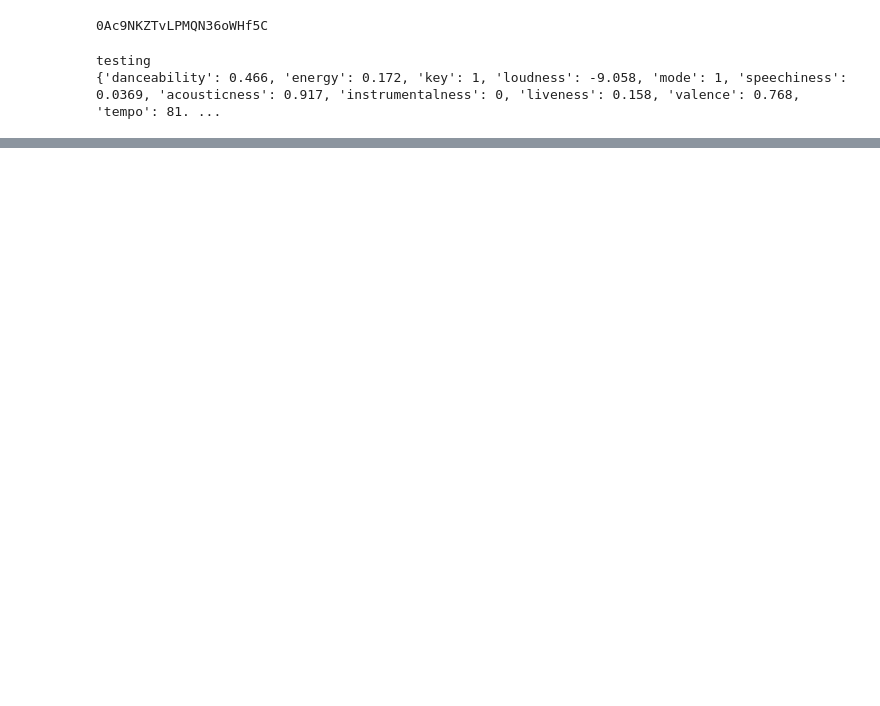
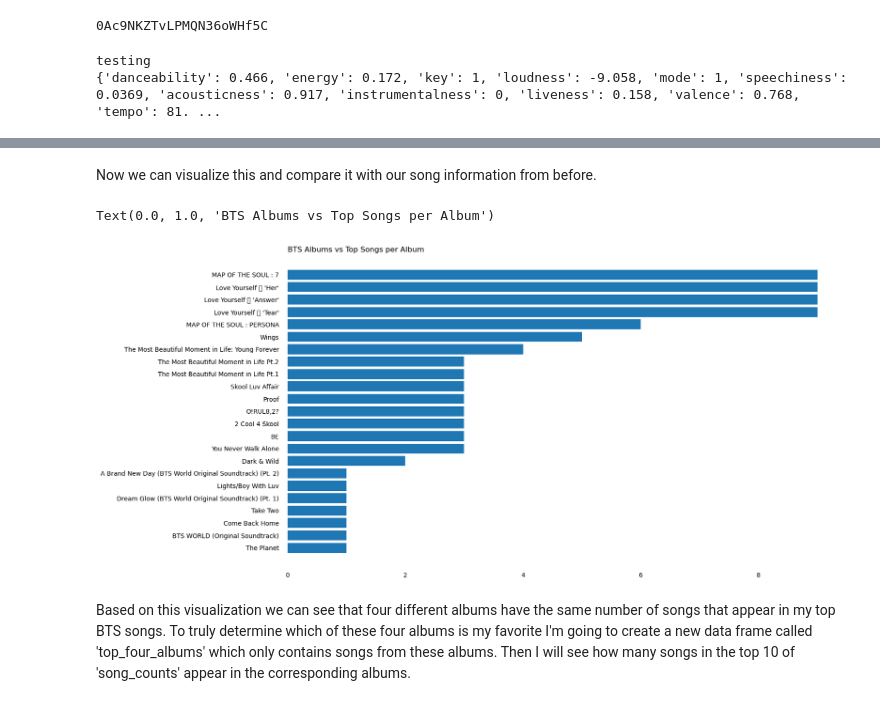
Before and after one commit to ssharmaSD/mySpotifyWrapped, a Jupyter notebook: Suhani's Wrapped.ipynb, the cells around one changed output, grey strips where cells are left out. Saved outputs shown, nothing was run; the diff lists cells and outputs as text; code cells hidden in the pictures; blank space fills up the shorter version.

Commit message:
finished album analysis

```diff
--- a/Suhani's Wrapped.ipynb
+++ b/Suhani's Wrapped.ipynb
@@ -513,0 +595,2 @@ song_df
+# %%
+all_BTS_df = song_df
@@ -513,0 +620,3 @@ song_df
+# %%
+grouped_by_album = all_BTS_df.groupby('Album').count().reset_index()
+grouped_by_album
@@ -513,0 +639,3 @@ song_df
+# %%
+sorted_grouped_by_album = grouped_by_album.sort_values('URI', ascending=False)[['Album', 'URI']]
+sorted_grouped_by_album
@@ -513,0 +656,27 @@ song_df
+# %% [markdown]
+Now we can visualize this and compare it with our song information from before.
+# %%
+albums = sorted_grouped_by_album['Album']
+songs_per_album = sorted_grouped_by_album['URI']
+fig, ax = plt.subplots(figsize =(16, 9))
+
+ax.barh(albums, songs_per_album)
+
+for s in ['top', 'bottom', 'left', 'right']:
+    ax.spines[s].set_visible(False)
+
+ax.xaxis.set_ticks_position('none')
+ax.yaxis.set_ticks_position('none')
+
+ax.xaxis.set_tick_params(pad = 5)
+ax.yaxis.set_tick_params(pad = 10)
+
+ax.invert_yaxis()
+
+ax.set_title('BTS Albums vs Top Songs per Album',
+             loc ='left', )
+# %% [output]
+Text(0.0, 1.0, 'BTS Albums vs Top Songs per Album')
+[figure, added]
+# %% [markdown]
+Based on this visualization we can see that four different albums have the same number of songs that appear in my top BTS songs. To truly determine which of these four albums is my favorite I'm going to create a new data frame called 'top_four_albums' which only contains songs from these albums. Then I will see how many songs in the top 10 of 'song_counts' appear in the corresponding albums.
```
Also changed, not shown: parts of 27 cells of this notebook, 3 other files.
